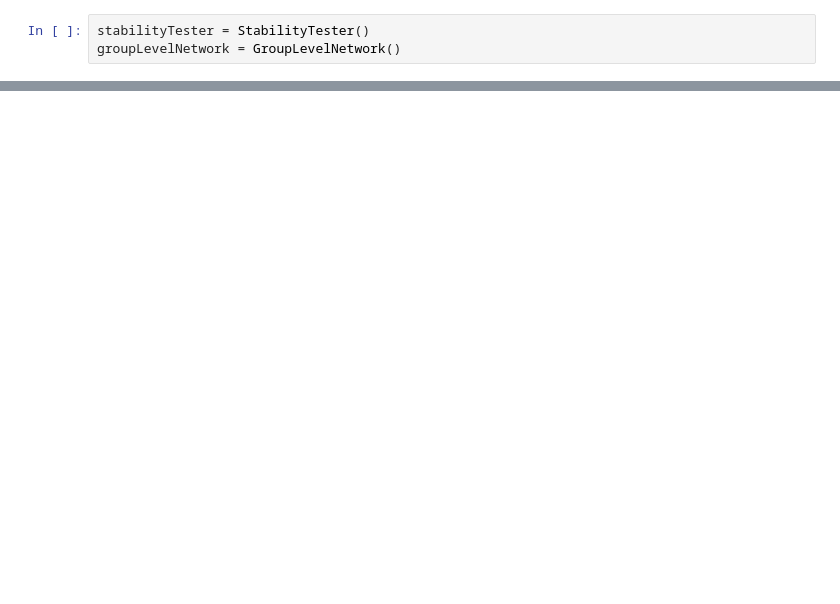
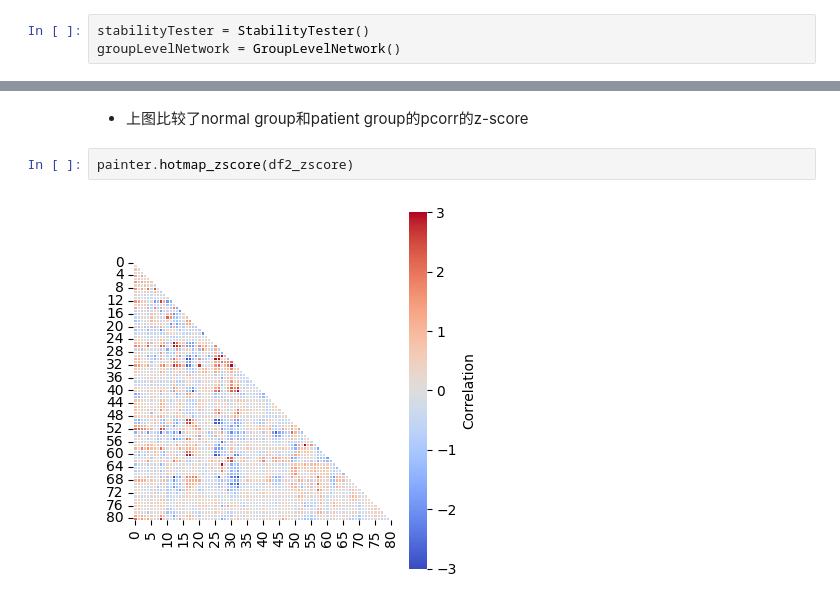
Before and after one commit to YixinChen-AI/metabolism, a Jupyter notebook: tutorial.ipynb, the cells around one changed output, grey strips where cells are left out. Cells and saved outputs as stored; diff of their text form; blank space fills up the shorter version.

```diff
--- a/tutorial.ipynb
+++ b/tutorial.ipynb
@@ -25,0 +150,6 @@ grouplevelnet = groupLevelNetwork.process(dataset1 = "/share/home/yxchen/dataset
+# %% [markdown]
+- 上图比较了normal group和patient group的pcorr的z-score
+# %%
+painter.hotmap_zscore(df2_zscore)
+# %% [output]
+[figure, added]
```
Also changed, not shown: parts of 25 cells of this notebook.
